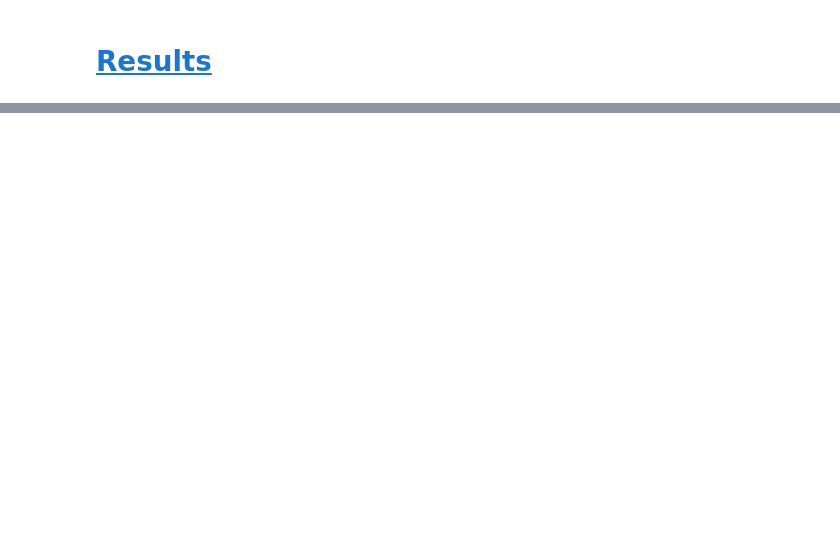
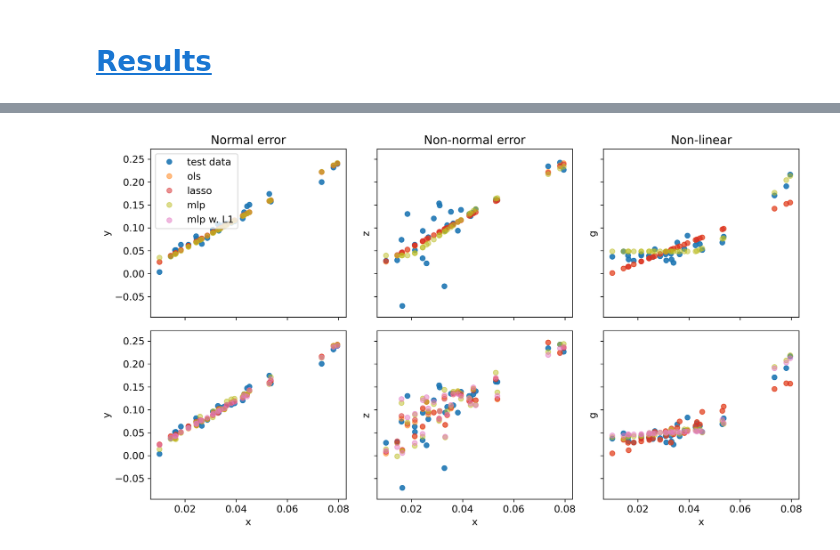
Before and after one commit to johanoelgaard/MastersThesis, a Jupyter notebook: simulation.ipynb, the cells around one changed output, grey strips where cells are left out. Drawn from its saved outputs; the diff is of its cells as text; code cells hidden in the pictures; blank space fills up the shorter version.

Commit message:
Did mode simulation

```diff
--- a/simulation.ipynb
+++ b/simulation.ipynb
@@ -663,19 +657,21 @@ Epoch 2000/2000  - Train Loss: 2.10936E-02  - Val Loss: 5.27091E-02
 np.random.seed(42)
 torch.manual_seed(42)
 model2_nR = MLPModel(input_dim,depth=hidden_depth,width=hidden_width, activation=activation_fun).to(device)
+optimizer = torch.optim.Adam(model2_nR.parameters(), lr=learning_rate)
 train_dataset = MLPdataset(x_train_mlp_n, y2_train_mlp)
 val_dataset = MLPdataset(x_val_mlp_n, y2_val_mlp)
 best_model2_nR, _ = train_mlp(train_dataset,
           val_dataset,
           model2_nR,
           criterion,
-          learning_rate,
-          lambda_l1,
-          lambda_l2,
           epochs,
           patience,
           print_freq,
           device,
+          optimizer,
+        #   learning_rate, # specified in optimizer
+          lambda_l1=lambda_l1,
+          lambda_l2=lambda_l2,
           batch_size=batch_size,
           shuffle_train=True,
           shuffle_val=False)
@@ -700,23 +691,24 @@ Epoch 2000/2000  - Train Loss: 2.84688E-01  - Val Loss: 1.80506E-01
 np.random.seed(42)
 torch.manual_seed(42)
 model3_nR = MLPModel(input_dim,depth=hidden_depth,width=hidden_width, activation=activation_fun).to(device)
+optimizer = torch.optim.Adam(model3_nR.parameters(), lr=learning_rate)
 train_dataset = MLPdataset(x_train_mlp_n, y3_train_mlp)
 val_dataset = MLPdataset(x_val_mlp_n, y3_val_mlp)
 best_model3_nR, _ = train_mlp(train_dataset,
           val_dataset,
           model3_nR,
           criterion,
-          learning_rate,
-          lambda_l1,
-          lambda_l2,
           epochs,
           patience,
           print_freq,
           device,
+          optimizer,
+        #   learning_rate, # specified in optimizer
+          lambda_l1=lambda_l1,
+          lambda_l2=lambda_l2,
           batch_size=batch_size,
           shuffle_train=True,
           shuffle_val=False)
-
 mlp_pred3_nR = predict_mlp(best_model3_nR,
                         x_test_mlp_n,
                         y3_test_mlp,
@@ -825,3 +724,71 @@ plt.close()
+# %%
+datasets = [
+    (x_test[:,1],
+     [y1_test,      ols_pred1,      lasso_pred1,      mlp_pred1],
+     'Normal error',    'y'),
+    (x_test[:,1],
+     [y2_test,      ols_pred2,      lasso_pred2,      mlp_pred2],
+     'Non-normal error', 'z'),
+    (x_test[:,1],
+     [y3_test,      ols_pred3,      lasso_pred3,      mlp_pred3],
+     'Non-linear',      'g'),
+    (x_test_noise[:,1],
+     [y1_test,      ols_pred1_n,    lasso_pred1_n,    mlp_pred1_n,    mlp_pred1_nR],
+     None,              'y'),
+    (x_test_noise[:,1],
+     [y2_test,      ols_pred2_n,    lasso_pred2_n,    mlp_pred2_n,    mlp_pred2_nR],
+     None,              'z'),
+    (x_test_noise[:,1],
+     [y3_test,      ols_pred3_n,    lasso_pred3_n,    mlp_pred3_n,    mlp_pred3_nR],
+     None,              'g'),
+]
+
+# define the colours
+colors = {
+    'test data':   'C0',
+    'ols':         'C1',
+    'lasso':       'C3',
+    'mlp':         'C8',
+    'mlp w. L1': 'C6',
+}
+
+labels = list(colors.keys())
+
+# unified y‐limits
+all_preds = [arr for _, pred_list, *_ in datasets for arr in pred_list]
+ymin, ymax = np.min(all_preds) - 0.025, np.max(all_preds) + 0.025
+
+# grid
+fig, axes = plt.subplots(2, 3, figsize=(12, 7), sharex=True, sharey=True)
+
+for idx, (ax, (xvals, preds, title, ylabel)) in enumerate(zip(axes.flat, datasets)):
+    for yvals, lbl in zip(preds, labels):
+        ax.plot(xvals, yvals, 'o',
+                label=lbl,
+                color=colors[lbl],
+                alpha=(0.9 if lbl=='test data' else 0.5))
+    ax.set_ylim(ymin, ymax)
+    ax.set_ylabel(ylabel)
+    if title:
+        ax.set_title(title)
+    if idx < 3:
+        ax.tick_params(axis='x', which='both', labelbottom=False)
+    else:
+        ax.set_xlabel('x')
+
+# add dummy handle & draw legend only in the upper-left
+ax0 = axes.flat[0]
+ax0.scatter([], [],
+            color=colors['mlp w. L1'],
+            alpha=0.5,
+            label='mlp w. L1')
+ax0.legend(loc='upper left')
+
+plt.tight_layout()
+plt.savefig('output/simulation-scatter.png', dpi=300)
+plt.show()
+# %% [output]
+[figure, added]
 # %%
 n_train = np.arange(len(x_train))
 n_test  = np.arange(len(x_train), len(x))
```
Also changed, not shown: parts of 22 cells of this notebook, 8 other files.
